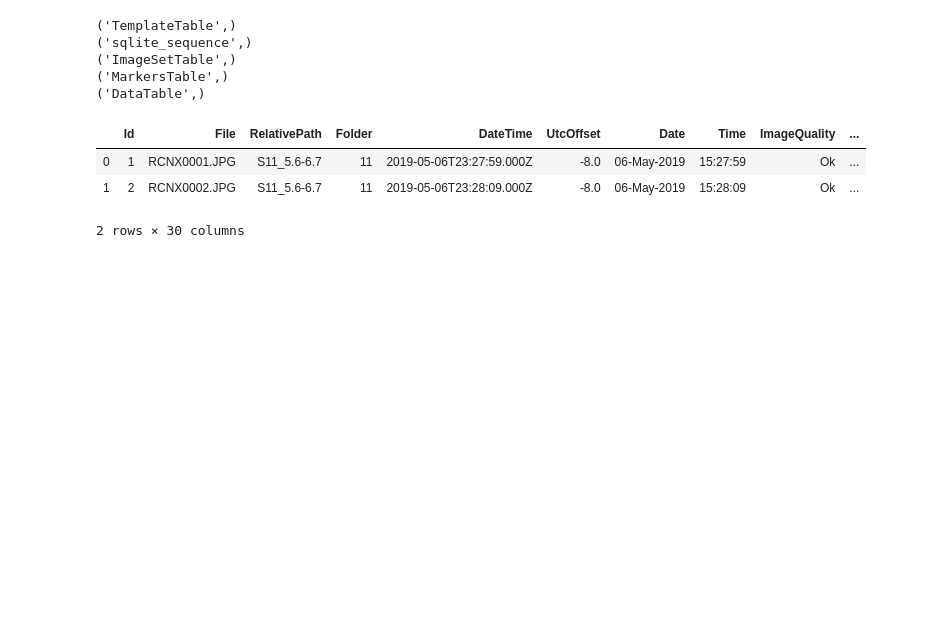
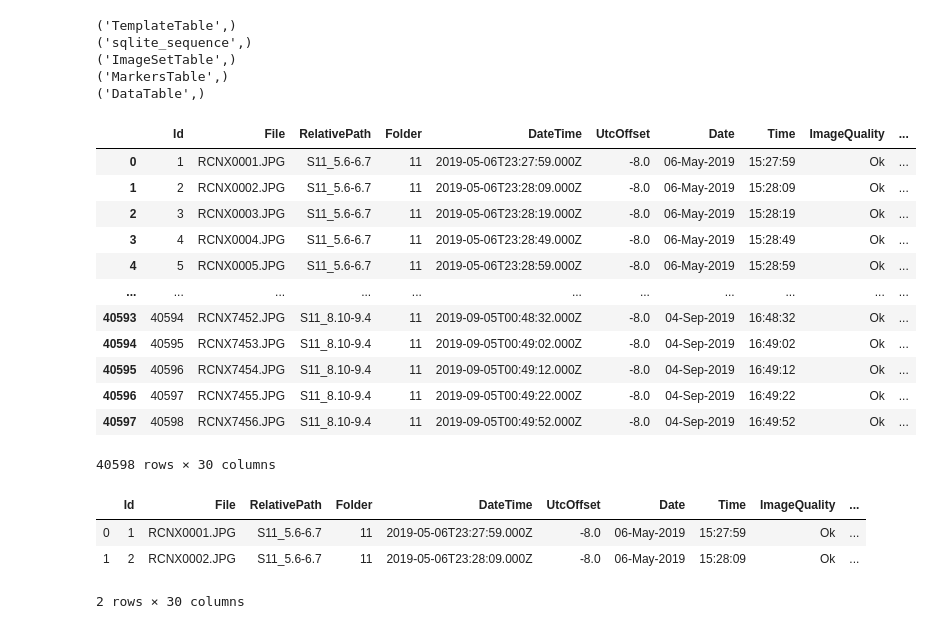
Before and after one commit to speechLabBcCuny/nnaAudiosetClassification, a Jupyter notebook: notebooks/readSql.ipynb, the cells around one changed output. Cells and saved outputs as stored; diff of their text form; code cells hidden in the pictures; blank space fills up the shorter version.

```diff
--- a/notebooks/readSql.ipynb
+++ b/notebooks/readSql.ipynb
@@ -3,7 +3,7 @@ import sqlite3
 import pandas
 # %%
 
-fileSql= "/Users/berk/Desktop/TimeLapse_Databases/11/Final_Season_1_Data_Template_Structure_REV2_SIMPLIFIED.ddb"
+fileSql= "/home/enis/projects/similarSoundsApp/resources/TimeLapse_Databases/11/Final_Season_1_Data_Template_Structure_REV2_SIMPLIFIED.ddb"
 # Create a SQL connection to our SQLite database
 con = sqlite3.connect(fileSql)
 
@@ -19,8 +19,9 @@ cur = con.cursor()
 # %%
 a=pandas.read_sql('SELECT * FROM dataTable;',con)
 # %%
-
+all2=[]
 for r in cur.execute("SELECT name FROM sqlite_master WHERE type='table'"):
+    all2.append(pandas.read_sql('SELECT * FROM {};'.format(r[0]),con))
     print(r)
 # %% [output]
 ('TemplateTable',)
@@ -28,6 +29,22 @@ for r in cur.execute("SELECT name FROM sqlite_master WHERE type='table'"):
 ('ImageSetTable',)
 ('MarkersTable',)
 ('DataTable',)
+# %%
+all2[4]
+# %% [output]
+|  | Id | File | RelativePath | Folder | DateTime | UtcOffset | Date | Time | ImageQuality | ... |
+| 0 | 1 | RCNX0001.JPG | S11_5.6-6.7 | 11 | 2019-05-06T23:27:59.000Z | -8.0 | 06-May-2019 | 15:27:59 | Ok | ... |
+| 1 | 2 | RCNX0002.JPG | S11_5.6-6.7 | 11 | 2019-05-06T23:28:09.000Z | -8.0 | 06-May-2019 | 15:28:09 | Ok | ... |
+| 2 | 3 | RCNX0003.JPG | S11_5.6-6.7 | 11 | 2019-05-06T23:28:19.000Z | -8.0 | 06-May-2019 | 15:28:19 | Ok | ... |
+| 3 | 4 | RCNX0004.JPG | S11_5.6-6.7 | 11 | 2019-05-06T23:28:49.000Z | -8.0 | 06-May-2019 | 15:28:49 | Ok | ... |
+| 4 | 5 | RCNX0005.JPG | S11_5.6-6.7 | 11 | 2019-05-06T23:28:59.000Z | -8.0 | 06-May-2019 | 15:28:59 | Ok | ... |
+| ... | ... | ... | ... | ... | ... | ... | ... | ... | ... | ... |
+| 40593 | 40594 | RCNX7452.JPG | S11_8.10-9.4 | 11 | 2019-09-05T00:48:32.000Z | -8.0 | 04-Sep-2019 | 16:48:32 | Ok | ... |
+| 40594 | 40595 | RCNX7453.JPG | S11_8.10-9.4 | 11 | 2019-09-05T00:49:02.000Z | -8.0 | 04-Sep-2019 | 16:49:02 | Ok | ... |
+| 40595 | 40596 | RCNX7454.JPG | S11_8.10-9.4 | 11 | 2019-09-05T00:49:12.000Z | -8.0 | 04-Sep-2019 | 16:49:12 | Ok | ... |
+| 40596 | 40597 | RCNX7455.JPG | S11_8.10-9.4 | 11 | 2019-09-05T00:49:22.000Z | -8.0 | 04-Sep-2019 | 16:49:22 | Ok | ... |
+| 40597 | 40598 | RCNX7456.JPG | S11_8.10-9.4 | 11 | 2019-09-05T00:49:52.000Z | -8.0 | 04-Sep-2019 | 16:49:52 | Ok | ... |
+40598 rows × 30 columns
 # %%
 a[:2]
 # %% [output]
```
Also changed, not shown: 2 other files.
